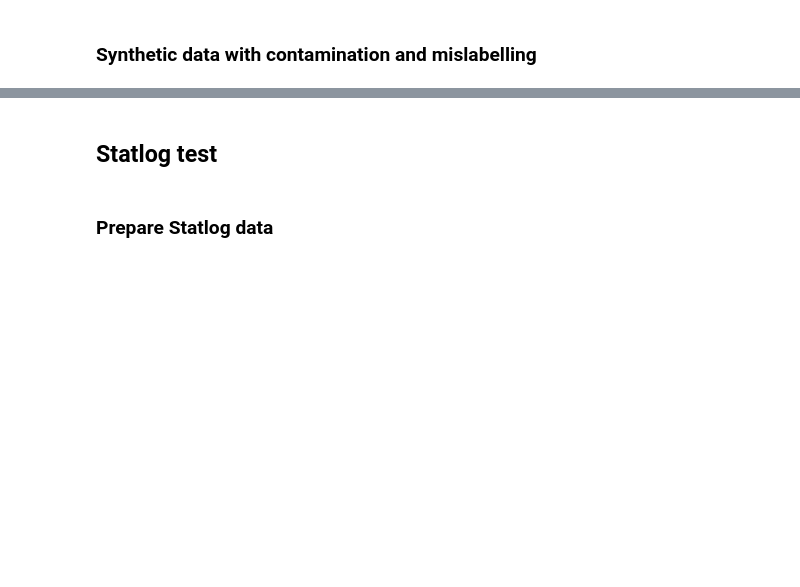
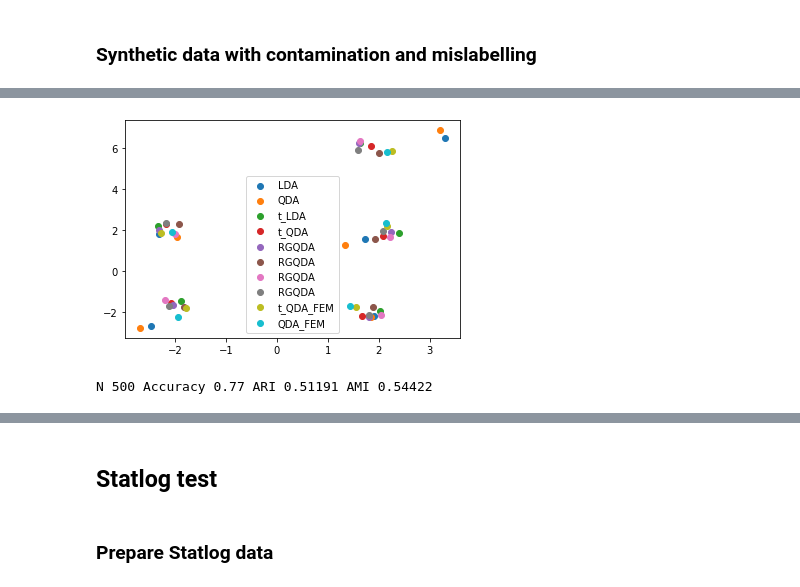
Before and after one commit to Andrewwango/femda, a Jupyter notebook: experiment_LDA.ipynb, the cells around one changed output, grey strips where cells are left out. Cells and saved outputs as stored; diff of their text form; code cells hidden in the pictures; blank space fills up the shorter version.

```diff
--- a/experiment_LDA.ipynb
+++ b/experiment_LDA.ipynb
@@ -376,0 +513,4 @@ X_test_2d,y_test_2d = synthesise2d(100)
+# %%
+X_2d,y_2d = synthesise2d(100, contamination=0, mislabelling=0)
+# %%
+models_vis_pure = run_all(X_2d,y_2d,X_test_2d,y_test_2d)
@@ -376,0 +535,10 @@ X_test_2d,y_test_2d = synthesise2d(100)
+# %%
+plot_means(models_vis_pure)
+# %% [output]
+[figure, added]
+# %%
+approx_tQDA_test_pure = t_QDA(method='generalised')
+approx_tQDA_test_pure.fit(X_2d, pd.Series(y_2d))
+print_metrics(pd.Series(y_test_2d), approx_tQDA_test_pure.predict(X_test_2d))
+# %% [output]
+N 500 Accuracy 0.77 ARI 0.51191 AMI 0.54422
```
Also changed, not shown: parts of 101 cells of this notebook, 5 other files.
